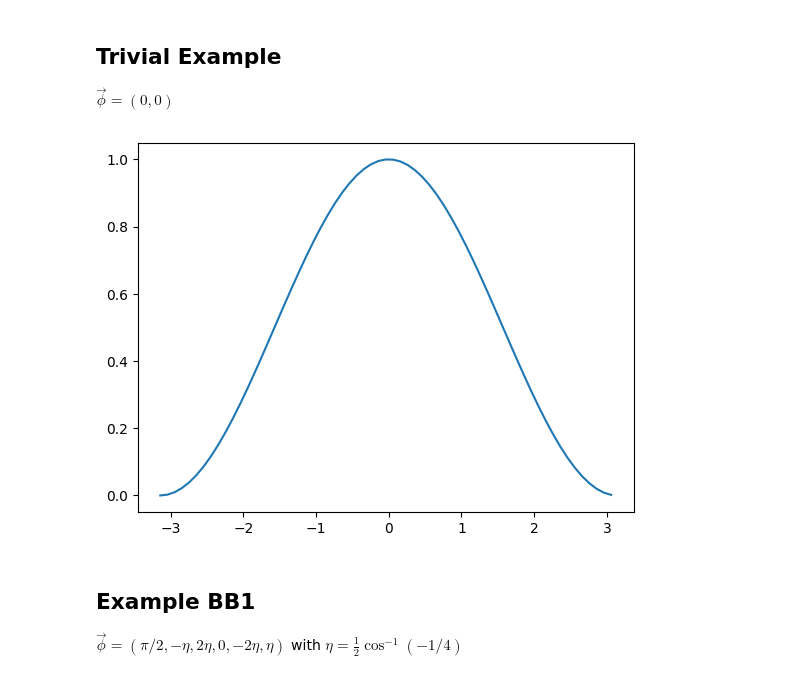
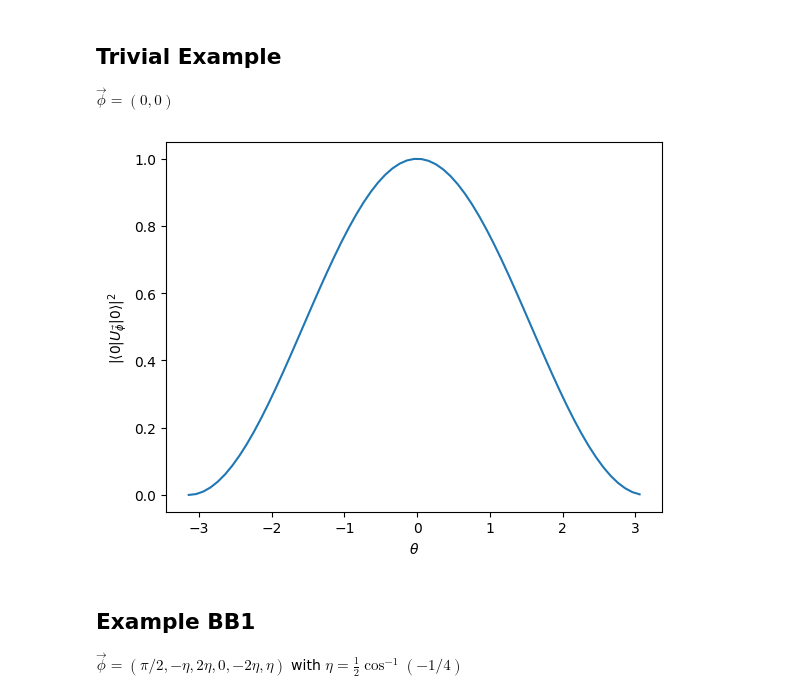
Before and after one commit to thilomueller/Seminar-Quantum-Computing, a Jupyter notebook: QSP.ipynb, the cells around one changed output. Saved outputs shown, nothing was run; the diff lists cells and outputs as text; code cells hidden in the pictures.

Commit message:
added axis labels to plots

```diff
--- a/QSP.ipynb
+++ b/QSP.ipynb
@@ -64,15 +64,17 @@ $ \vec{\phi} = (0,0) $
 # %%
 phi_vec_triv = [0, 0]
 
 theta_vec_triv = np.arange(start=-np.pi, stop=np.pi, step=0.1)
 a_vec_triv = [np.cos(-1/2*theta) for theta in theta_vec_triv]
 
 transformation = [np.square(np.abs((QSP(phi_vec_triv, a)[0][0]))) for a in a_vec_triv]
 
 plt.plot(theta_vec_triv, transformation)
+plt.xlabel(r"$\theta$")
+plt.ylabel(r"$| \langle 0| U_{\vec{\phi}} |0 \rangle |^2$")
 plt.show()
 # %% [output]
-[figure, old version]
+[figure, new version]
 # %% [markdown]
 ## Example BB1
 $ \vec{\phi} = (\pi/2, -\eta, 2\eta, 0, -2\eta, \eta) $ with $ \eta = \frac{1}{2} \cos^{-1}(-1/4) $
```
Also changed, not shown: parts of 1 cell of this notebook.
